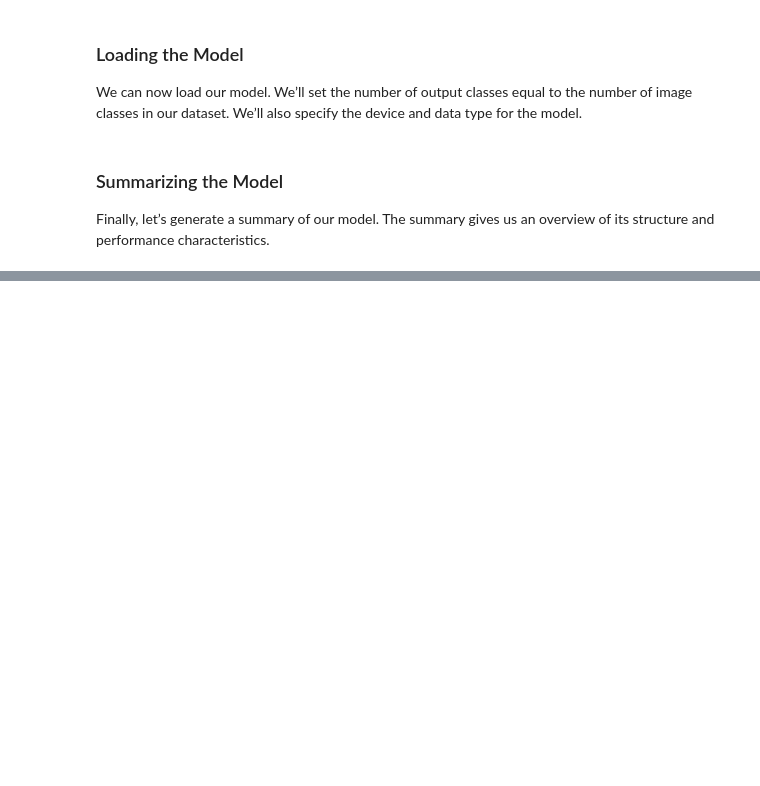
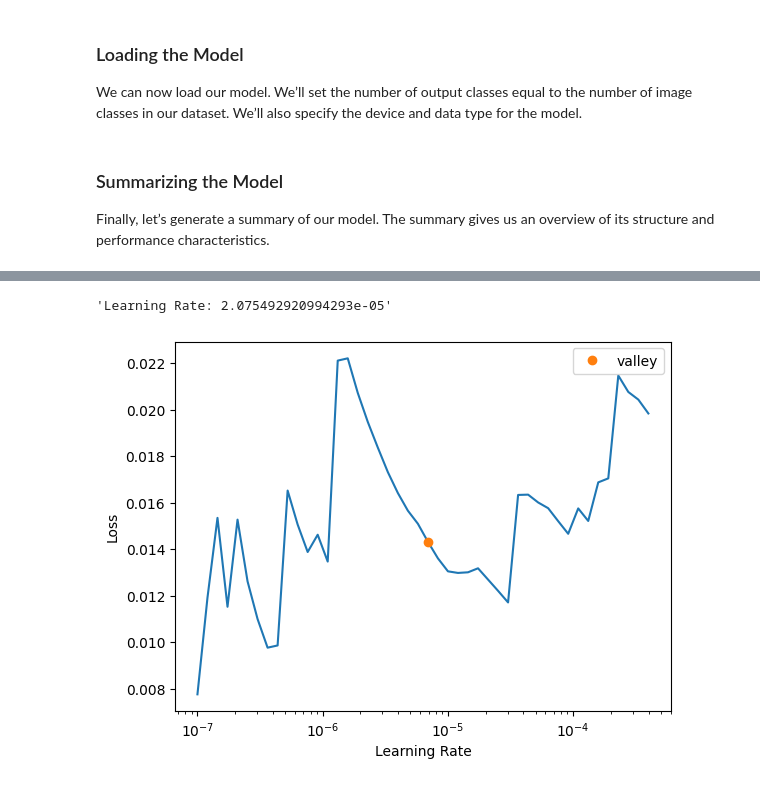
Before and after one commit to alexrodpas/ML-Projects, a Jupyter notebook: COVID19-Dtct-XRay.ipynb, the cells around one changed output, grey strips where cells are left out. Drawn from its saved outputs; the diff is of its cells as text; code cells hidden in the pictures; blank space fills up the shorter version.

```diff
--- a/COVID19-Dtct-XRay.ipynb
+++ b/COVID19-Dtct-XRay.ipynb
@@ -511,0 +515,14 @@ trivial_aug(sample_img)
+# %%
+# Generate timestamp for the training session (Year-Month-Day_Hour_Minute_Second)
+timestamp = datetime.now().strftime("%Y-%m-%d_%H-%M-%S")
+
+# Create a directory to store the checkpoints if it does not already exist
+checkpoint_dir = Path(project_dir/f"{timestamp}")
+
+# Create the checkpoint directory if it does not already exist
+checkpoint_dir.mkdir(parents=True, exist_ok=True)
+
+# The model checkpoint path
+checkpoint_path = checkpoint_dir/f"{model.name}.pth"
+
+print(checkpoint_path)
@@ -511,0 +535,10 @@ trivial_aug(sample_img)
+# %%
+# Convert tuples to dictionaries for easier JSON representation
+norm_stats_dict = {"mean": norm_stats[0], "std_dev": norm_stats[1]}
+
+# Export to JSON
+with open(f"{checkpoint_dir}/norm_stats.json", "w") as f:
+    json.dump(norm_stats_dict, f)
+
+# Print the name of the file that the normalization stats were written to
+print(f"{checkpoint_dir}/norm_stats.json")
@@ -511,0 +571,2 @@ trivial_aug(sample_img)
+# %%
+learn = Learner(dls, model, metrics=[error_rate, accuracy], model_dir=checkpoint_dir.absolute())
@@ -511,0 +579,5 @@ trivial_aug(sample_img)
+# %%
+suggested_lrs = learn.lr_find()
+lr = suggested_lrs.valley*3
+f"Learning Rate: {lr}"
+# %% [output]
@@ -511,0 +585,2 @@ trivial_aug(sample_img)
+'Learning Rate: 2.075492920994293e-05'
+[figure, added]
```
Also changed, not shown: parts of 59 cells of this notebook.
